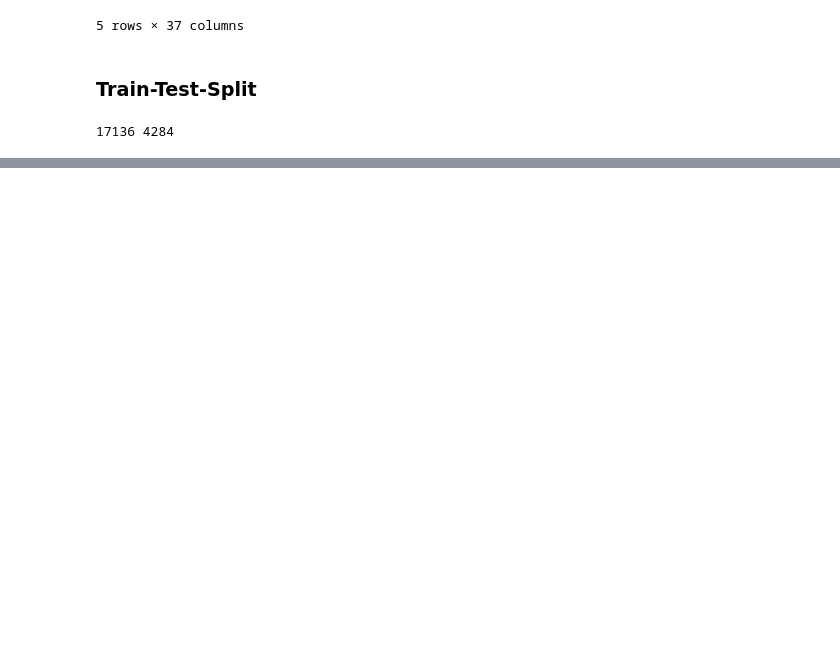
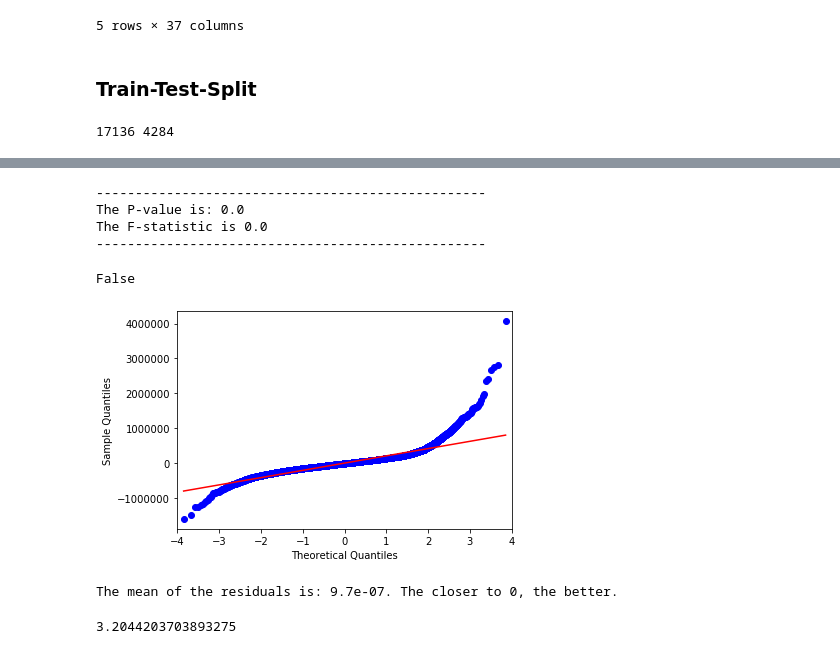
Before and after one commit to adinas94/King-Country-Regression, a Jupyter notebook: Regressions.ipynb, the cells around one changed output, grey strips where cells are left out. Saved outputs shown, nothing was run; the diff lists cells and outputs as text; code cells hidden in the pictures; blank space fills up the shorter version.

```diff
--- a/Regressions.ipynb
+++ b/Regressions.ipynb
@@ -70,3 +182,5 @@ Warnings:
 [1] Standard Errors assume that the covariance matrix of the errors is correctly specified.
 [2] The condition number is large, 2.16e+08. This might indicate that there are
 strong multicollinearity or other numerical problems.
+# %%
+baseline_test = create_ols(train,target='price')
@@ -72,0 +205,17 @@ strong multicollinearity or other numerical problems.
+# %%
+test_homoskedasticity(baseline_test)
+# %% [output]
+--------------------------------------------------
+The P-value is: 0.0
+The F-statistic is 0.0
+--------------------------------------------------
+False
+# %%
+test_resid_distribution(baseline_test)
+# %% [output]
+[figure, added]
+The mean of the residuals is: 9.7e-07. The closer to 0, the better.
+# %%
+check_vif(baseline_test)
+# %% [output]
+3.2044203703893275
```
Also changed, not shown: parts of 8 cells of this notebook.
